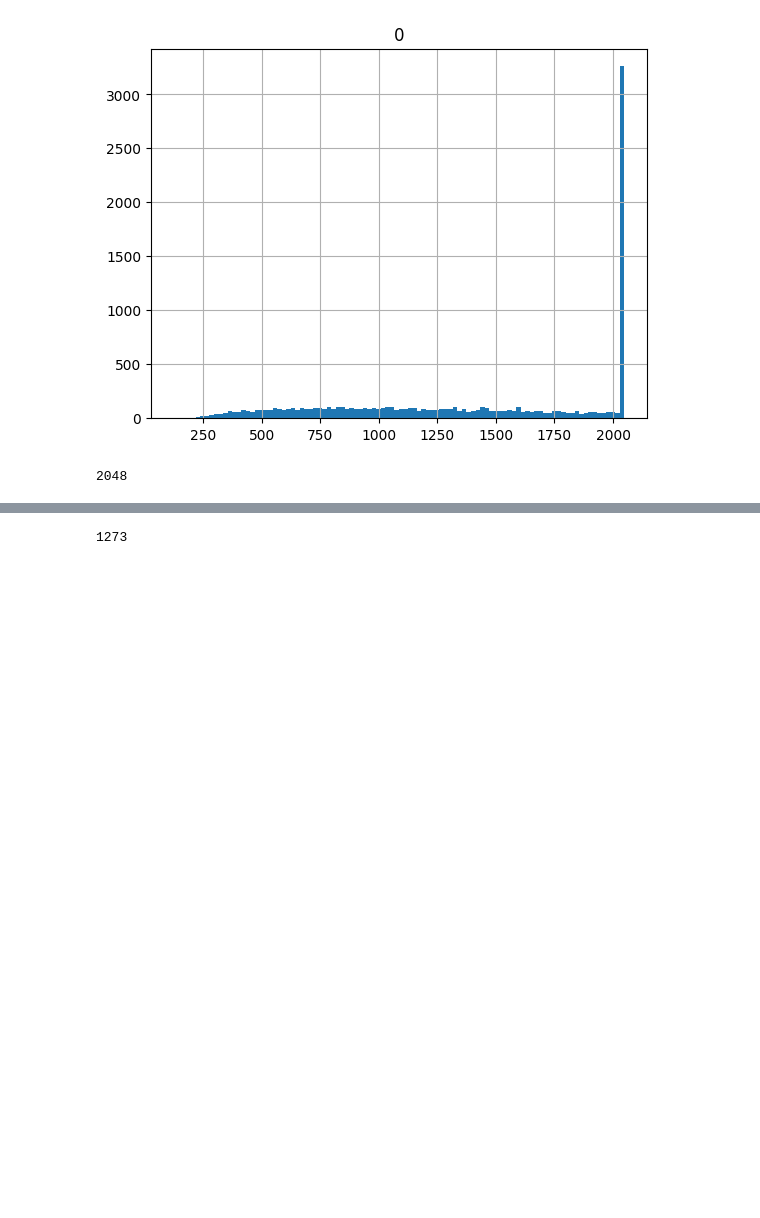
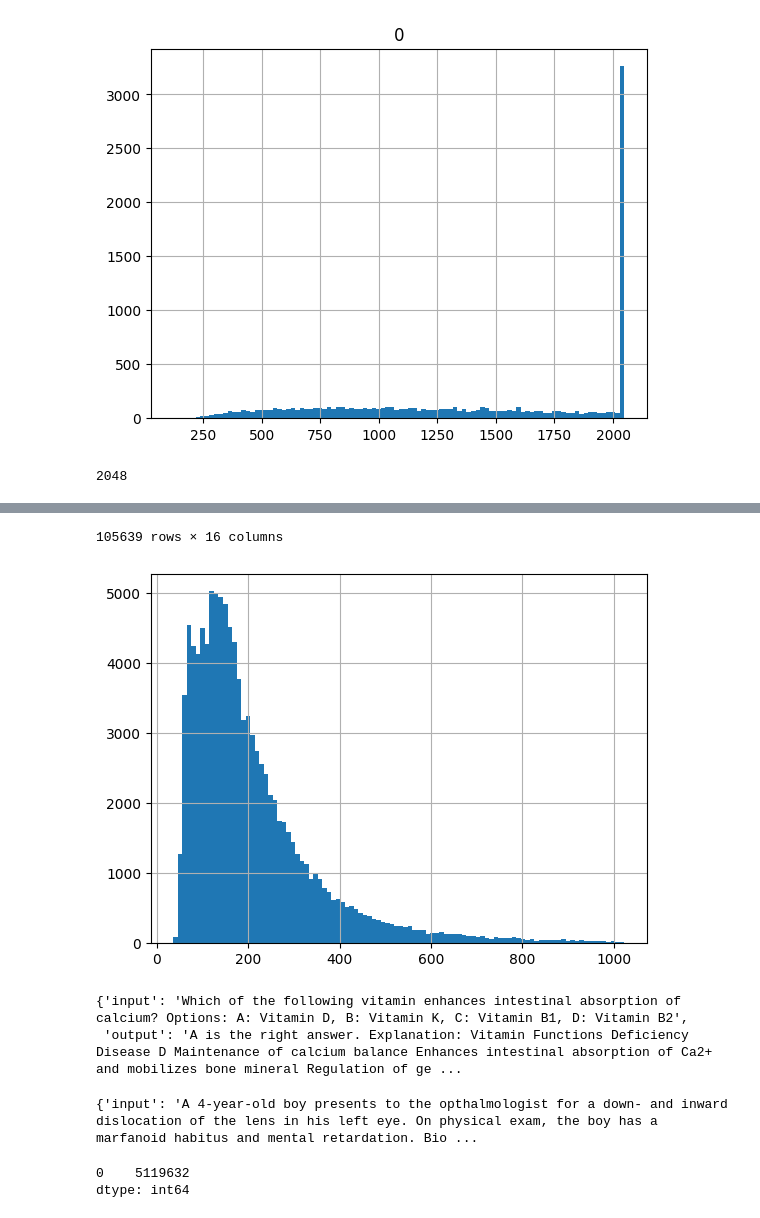
Before and after one commit to MaxLEAF3824/kg_llm, a Jupyter notebook: vis.ipynb, the cells around one changed output, grey strips where cells are left out. Cells and saved outputs as stored; diff of their text form; code cells hidden in the pictures; blank space fills up the shorter version.

```diff
--- a/vis.ipynb
+++ b/vis.ipynb
@@ -242,3 +242,13 @@ df['edge'] = edge
 kg = pd.read_csv('data/umls_kg_filter_count_5.csv')
 kg_df = pd.concat([kg, df])
 kg_df.to_csv('data/umls_kg_filter_count_5_with_def.csv', index=False)
+# %%
+import jsonlines
+
+js = list(jsonlines.open("data/medmcqa/train.json"))
+# %%
+import pandas as pd
+df = pd.DataFrame(js)
+df = df[df['exp'].notnull()]
+df = df[df['choice_type'].isin(['single'])]
+df
@@ -244,0 +269,11 @@ kg_df.to_csv('data/umls_kg_filter_count_5_with_def.csv', index=False)
+# %%
+from tqdm import tqdm
+from transformers import AutoTokenizer
+tqdm.pandas()
+
+tok = AutoTokenizer.from_pretrained("/home/cs/yangyuchen/yushengliao/Medical_LLM/vicuna-7b")
+df['input'] = df.progress_apply(lambda x : f"{x['question']} Options: {', '.join(['A: ' + x['opa'],'B: ' + x['opb'],'C: ' + x['opc'],'D: ' + x['opd']])}", axis=1)
+df['output'] = df.progress_apply(lambda x : f"{['A','B','C','D'][x['cop']-1]} is the right answer. Explanation: {x['exp']}", axis=1)
+df['input_len'] = df.progress_apply(lambda x : len(tok(x['input'])['input_ids']), axis=1)
+df['output_len'] = df.progress_apply(lambda x : len(tok(x['output'])['input_ids']), axis=1)
+df
@@ -244,0 +294,6 @@ kg_df.to_csv('data/umls_kg_filter_count_5_with_def.csv', index=False)
+# %%
+df['tokens_num'] = df.progress_apply(lambda x : x['input_len']+x['output_len'], axis=1)
+df = df[df['tokens_num']<1024]
+df['tokens_num'].hist(bins=100)
+df
+# %% [output]
@@ -244,0 +312,2 @@ kg_df.to_csv('data/umls_kg_filter_count_5_with_def.csv', index=False)
+105639 rows × 16 columns
+[figure, added]
@@ -245,8 +319,18 @@ kg_df.to_csv('data/umls_kg_filter_count_5_with_def.csv', index=False)
 # %%
 import json
-import re
 
-answer = json.load(open('output/chat_usmle_kg_sample_one_new/answer.json'))
-len(answer)
+js = json.load(open("data/medmcqa_train.json"))
+js[101]
 # %% [output]
-1273
+{'input': 'Which of the following vitamin enhances intestinal absorption of calcium? Options: A: Vitamin D, B: Vitamin K, C: Vitamin B1, D: Vitamin B2',
+ 'output': 'A is the right answer. Explanation: Vitamin Functions Deficiency Disease D Maintenance of calcium balance Enhances intestinal absorption of Ca2+ and mobilizes bone mineral Regulation of ge ...
+# %%
+import json
+
+js2 = json.load(open("/home/cs/yangyuchen/guoyiqiu/kg_llm/data/kg_chat_usmle_10178.json"))
+
+for i in js2:
+    print(i)
+    break
+# %% [output]
+{'input': 'A 4-year-old boy presents to the opthalmologist for a down- and inward dislocation of the lens in his left eye. On physical exam, the boy has a marfanoid habitus and mental retardation. Bio ...
@@ -252,0 +339,8 @@ len(answer)
+# %%
+import pandas as pd
+
+len_tokens2 = pd.DataFrame([len(t['input_ids']) for t in tokens2])
+len_tokens2.sum()
+# %% [output]
+0    5119632
+dtype: int64
```
Also changed, not shown: parts of 5 cells of this notebook, 4 other files.
